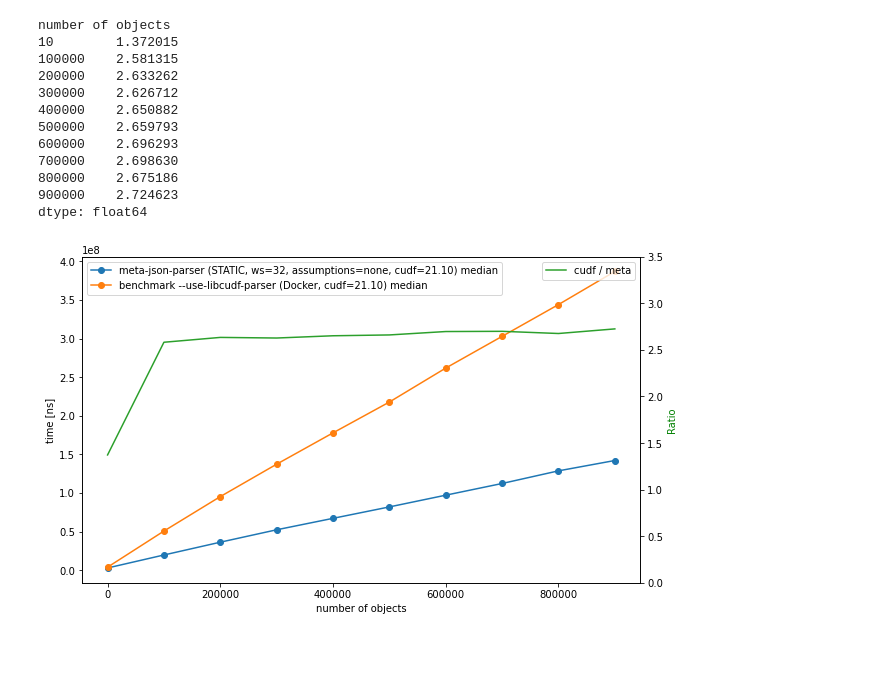
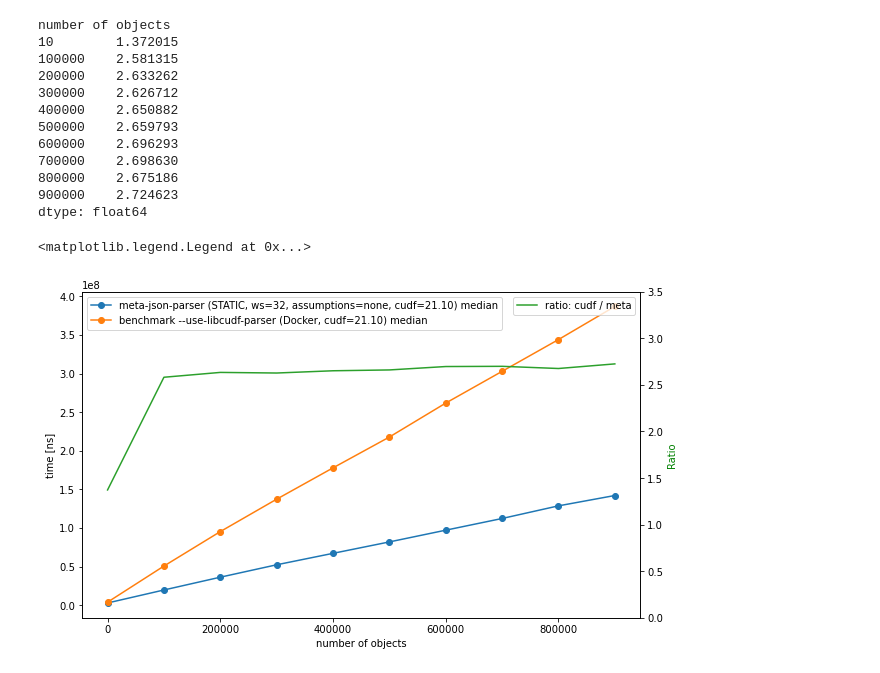
Before and after one commit to mis-wut/meta-json-parser, a Jupyter notebook: benchmark/notebooks/examine_benchmarks.ipynb, the cells around one changed output. Cells and saved outputs as stored; diff of their text form; code cells hidden in the pictures.

```diff
--- a/benchmark/notebooks/examine_benchmarks.ipynb
+++ b/benchmark/notebooks/examine_benchmarks.ipynb
@@ -411,13 +455,14 @@ dtype: float64
 # %%
 ax = df_cmp.plot(
     figsize=(10,6), style='o-',
     ylabel='time [ns]',
     #grid=True,
 )
-s_ratio.plot(ax=ax, secondary_y=True, label='cudf / meta')
+s_ratio.plot(ax=ax, secondary_y=True, label='ratio: cudf / meta')
 ax.right_ax.set_ylabel('Ratio', color='g')
 ax.right_ax.set_ylim(bottom=0.0, top=3.5)
 ax.right_ax.legend(loc=0)
-plt.savefig('fig.png')
+#plt.savefig('fig.png')
 # %% [output]
+<matplotlib.legend.Legend at 0x...>
-[figure, old version]
+[figure, new version]
```
Also changed, not shown: parts of 1 cell of this notebook.
